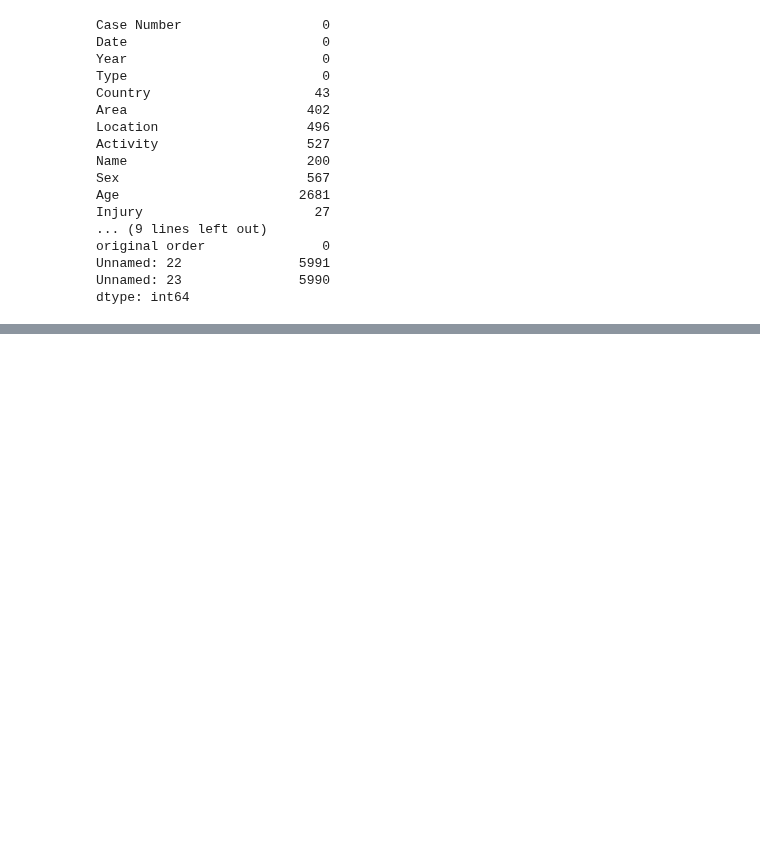
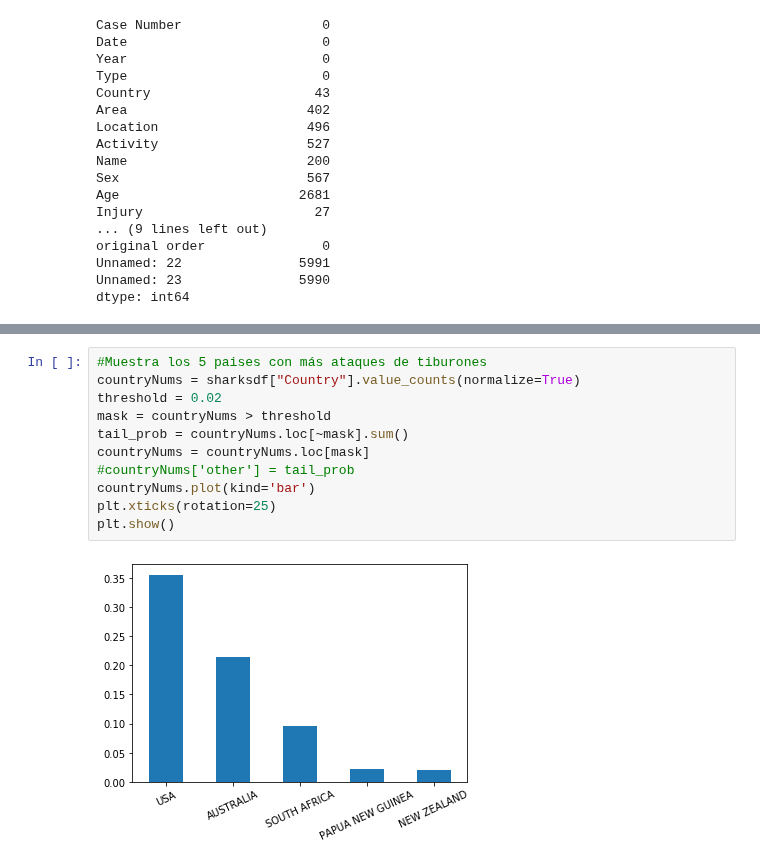
Before and after one commit to ironhack-datalabs/datamad0819, a Jupyter notebook: module-1/pandas-project/your-code/main.ipynb, the cells around one changed output, grey strips where cells are left out. Drawn from its saved outputs; the diff is of its cells as text; blank space fills up the shorter version.

```diff
--- a/module-1/pandas-project/your-code/main.ipynb
+++ b/module-1/pandas-project/your-code/main.ipynb
@@ -46,0 +133,13 @@ shortsharksdf.head()
+# %%
+#Muestra los 5 paises con más ataques de tiburones
+countryNums = sharksdf["Country"].value_counts(normalize=True)
+threshold = 0.02
+mask = countryNums > threshold
+tail_prob = countryNums.loc[~mask].sum()
+countryNums = countryNums.loc[mask]
+#countryNums['other'] = tail_prob
+countryNums.plot(kind='bar')
+plt.xticks(rotation=25)
+plt.show()
+# %% [output]
+[figure, added]
```
Also changed, not shown: parts of 14 cells of this notebook.
